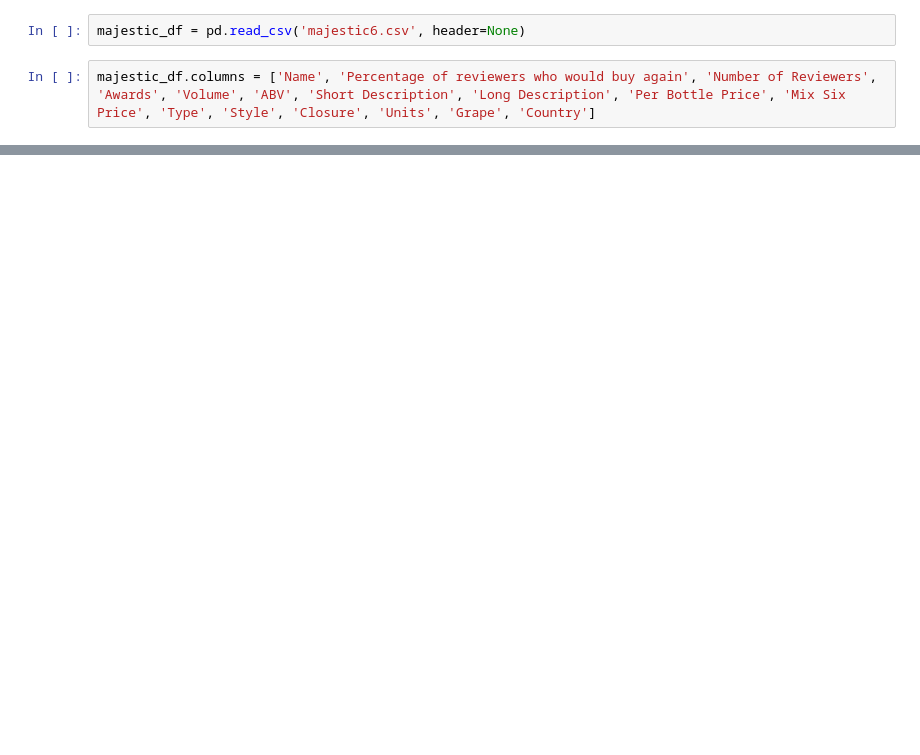
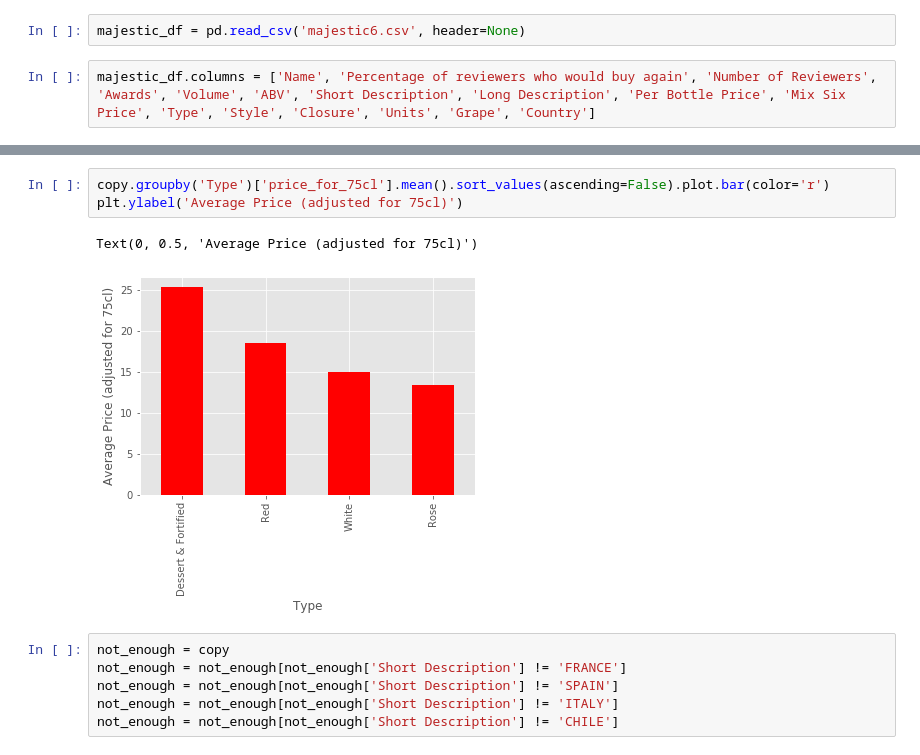
Before and after one commit to willponsonby/Majestic, a Jupyter notebook: Majestic_notebook.ipynb, the cells around one changed output, grey strips where cells are left out. Drawn from its saved outputs; the diff is of its cells as text; blank space fills up the shorter version.

```diff
--- a/Majestic_notebook.ipynb
+++ b/Majestic_notebook.ipynb
@@ -30,0 +97,12 @@ pd.concat([majestic_df, next_df], ignore_index=True)
+# %%
+copy.groupby('Type')['price_for_75cl'].mean().sort_values(ascending=False).plot.bar(color='r')
+plt.ylabel('Average Price (adjusted for 75cl)')
+# %% [output]
+Text(0, 0.5, 'Average Price (adjusted for 75cl)')
+[figure, added]
+# %%
+not_enough = copy
+not_enough = not_enough[not_enough['Short Description'] != 'FRANCE']
+not_enough = not_enough[not_enough['Short Description'] != 'SPAIN']
+not_enough = not_enough[not_enough['Short Description'] != 'ITALY']
+not_enough = not_enough[not_enough['Short Description'] != 'CHILE']
```
Also changed, not shown: parts of 44 cells of this notebook, 1 other file.
